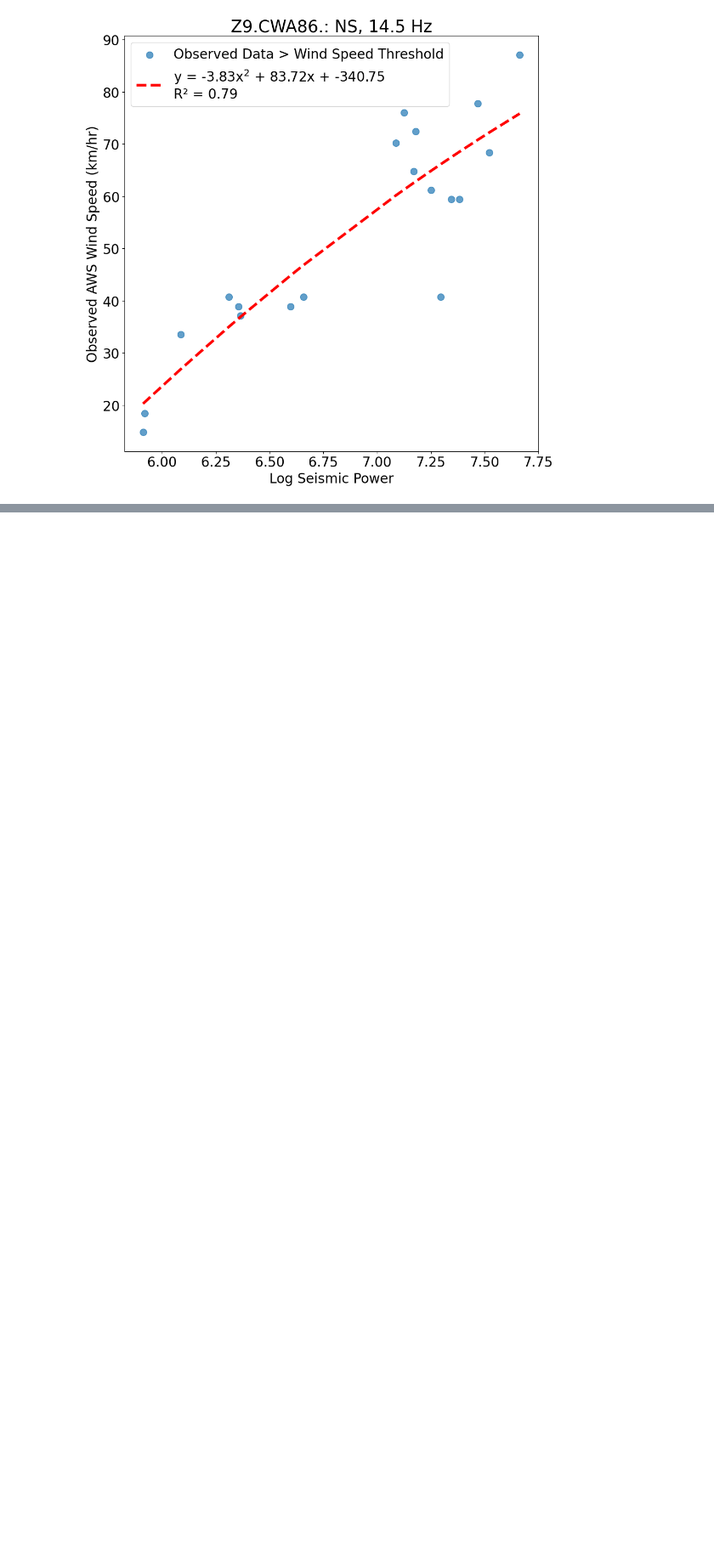
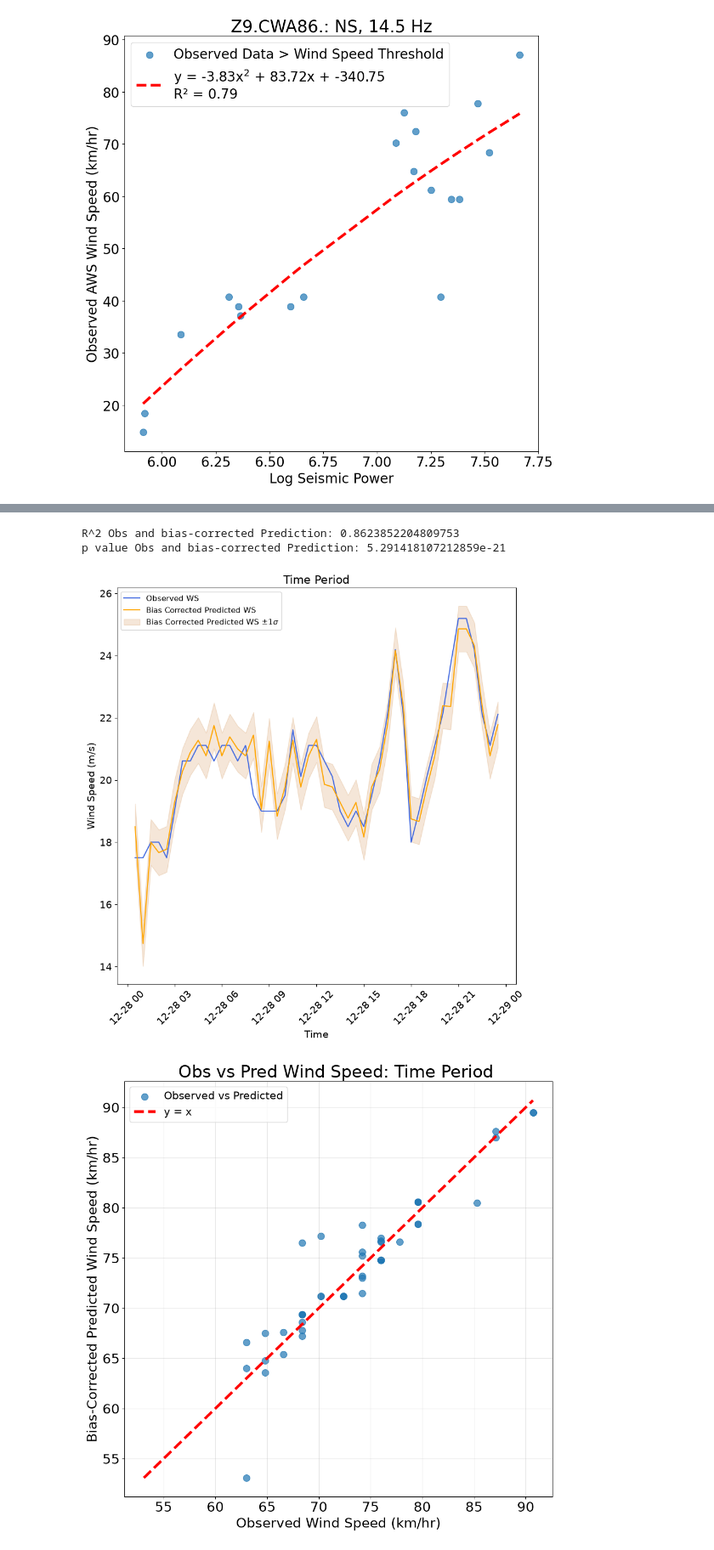
Before and after one commit to Ramirezs873/seismic-weather, a Jupyter notebook: Tutorials/Seismic_Wind_Workflow.ipynb, the cells around one changed output, grey strips where cells are left out. Shown at 85% size. Saved outputs shown, nothing was run; the diff lists cells and outputs as text; code cells hidden in the pictures; blank space fills up the shorter version.

```diff
--- a/Tutorials/Seismic_Wind_Workflow.ipynb
+++ b/Tutorials/Seismic_Wind_Workflow.ipynb
@@ -289,0 +385,13 @@ data.wind.seismic_wind.models.RF(fmin = 1,
+# %%
+data.wind.seismic_wind.models.predict_model(plot_all = True,
+                                            model_path= None,
+                                            spectra = None,
+                                            model_choice = 'SVR',
+                                            date = 'Time Period',
+                                            legend = True) # This is using the last saved model and spectra.
+                                                           # But you can also input the model and spectra
+# %% [output]
+R^2 Obs and bias-corrected Prediction: 0.8623852204809753
+p value Obs and bias-corrected Prediction: 5.291418107212859e-21
+[figure, added]
+[figure, added]
```
Also changed, not shown: parts of 17 cells of this notebook, 4 other files.
